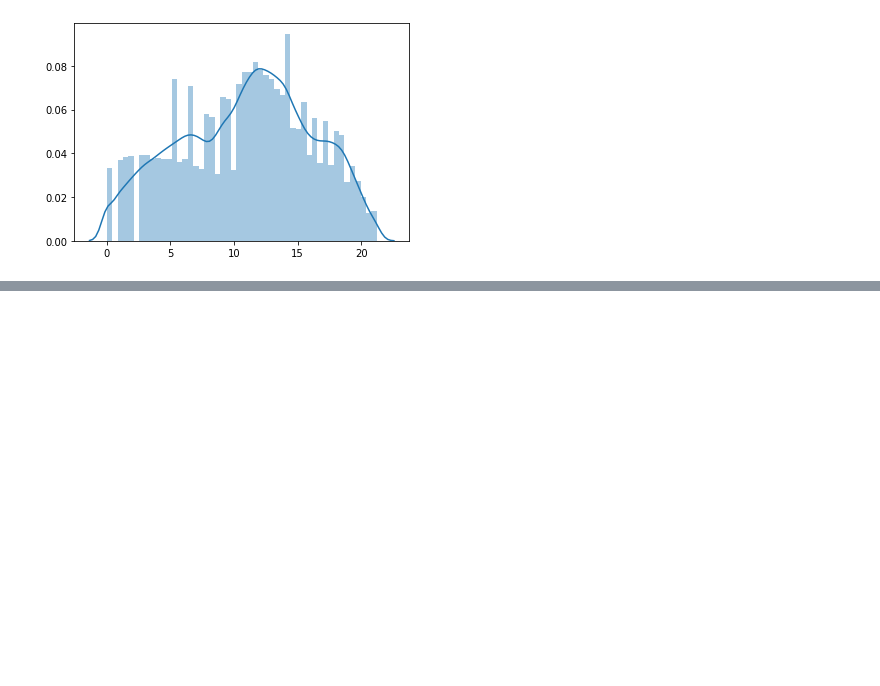
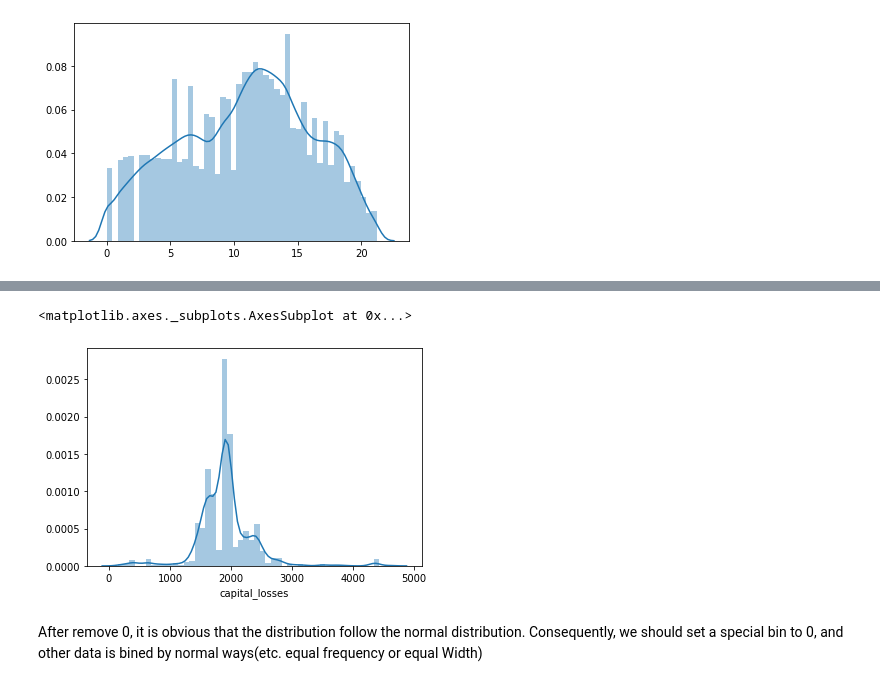
Before and after one commit to tomtang110/RecommendationAlgorithmPractice, a Jupyter notebook: FeatureEnginnering/ContinuousFeature.ipynb, the cells around one changed output, grey strips where cells are left out. Saved outputs shown, nothing was run; the diff lists cells and outputs as text; code cells hidden in the pictures; blank space fills up the shorter version.

```diff
--- a/FeatureEnginnering/ContinuousFeature.ipynb
+++ b/FeatureEnginnering/ContinuousFeature.ipynb
@@ -139,0 +250,2 @@ sns.distplot(age_boxcox[0])
+# %%
+values = train_df.capital_losses[train_df.capital_losses != 0]
@@ -139,0 +267,7 @@ sns.distplot(age_boxcox[0])
+# %%
+sns.distplot(values)
+# %% [output]
+<matplotlib.axes._subplots.AxesSubplot at 0x...>
+[figure, added]
+# %% [markdown]
+After remove 0, it is obvious that the distribution follow the normal distribution. Consequently, we should set a special bin to 0, and other data is bined by normal ways(etc. equal frequency or equal Width)
```
Also changed, not shown: parts of 52 cells of this notebook, 4 other files.
